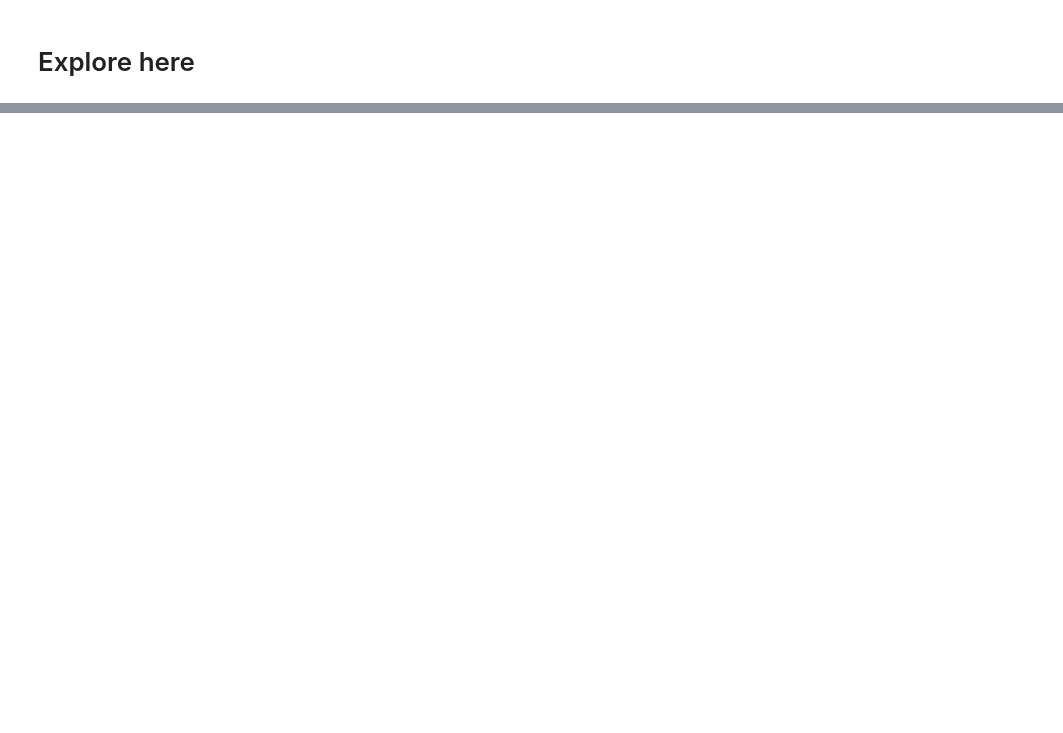
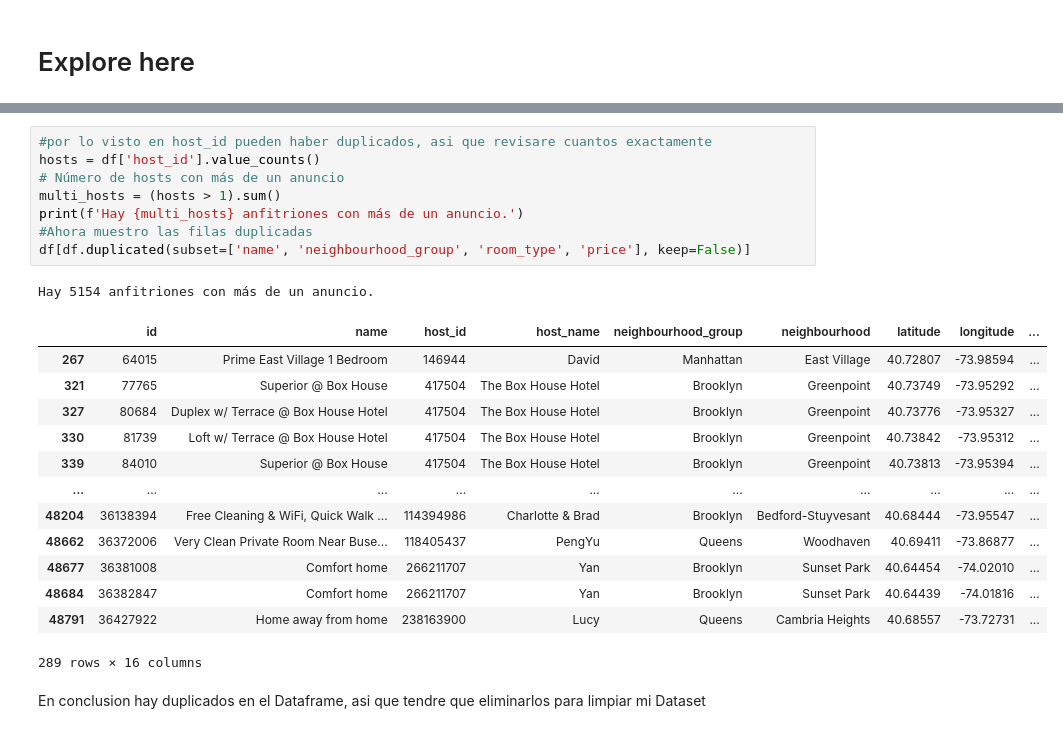
Before and after one commit to 4GeeksAcademy/JESE-MACHINE-LEARNING-PYTHON_1, a Jupyter notebook: src/explore.ipynb, the cells around one changed output, grey strips where cells are left out. Drawn from its saved outputs; the diff is of its cells as text; blank space fills up the shorter version.

```diff
--- a/src/explore.ipynb
+++ b/src/explore.ipynb
@@ -20,0 +62,25 @@ df.head()
+# %%
+#por lo visto en host_id pueden haber duplicados, asi que revisare cuantos exactamente
+hosts = df['host_id'].value_counts()
+# Número de hosts con más de un anuncio
+multi_hosts = (hosts > 1).sum()
+print(f'Hay {multi_hosts} anfitriones con más de un anuncio.')
+#Ahora muestro las filas duplicadas
+df[df.duplicated(subset=['name', 'neighbourhood_group', 'room_type', 'price'], keep=False)]
+# %% [output]
+Hay 5154 anfitriones con más de un anuncio.
+|  | id | name | host_id | host_name | neighbourhood_group | neighbourhood | latitude | longitude | ... |
+| 267 | 64015 | Prime East Village 1 Bedroom | 146944 | David | Manhattan | East Village | 40.72807 | -73.98594 | ... |
+| 321 | 77765 | Superior @ Box House | 417504 | The Box House Hotel | Brooklyn | Greenpoint | 40.73749 | -73.95292 | ... |
+| 327 | 80684 | Duplex w/ Terrace @ Box House Hotel | 417504 | The Box House Hotel | Brooklyn | Greenpoint | 40.73776 | -73.95327 | ... |
+| 330 | 81739 | Loft w/ Terrace @ Box House Hotel | 417504 | The Box House Hotel | Brooklyn | Greenpoint | 40.73842 | -73.95312 | ... |
+| 339 | 84010 | Superior @ Box House | 417504 | The Box House Hotel | Brooklyn | Greenpoint | 40.73813 | -73.95394 | ... |
+| ... | ... | ... | ... | ... | ... | ... | ... | ... | ... |
+| 48204 | 36138394 | Free Cleaning & WiFi, Quick Walk ... | 114394986 | Charlotte & Brad | Brooklyn | Bedford-Stuyvesant | 40.68444 | -73.95547 | ... |
+| 48662 | 36372006 | Very Clean Private Room Near Buse... | 118405437 | PengYu | Queens | Woodhaven | 40.69411 | -73.86877 | ... |
+| 48677 | 36381008 | Comfort home | 266211707 | Yan | Brooklyn | Sunset Park | 40.64454 | -74.02010 | ... |
+| 48684 | 36382847 | Comfort home | 266211707 | Yan | Brooklyn | Sunset Park | 40.64439 | -74.01816 | ... |
+| 48791 | 36427922 | Home away from home | 238163900 | Lucy | Queens | Cambria Heights | 40.68557 | -73.72731 | ... |
+289 rows × 16 columns
+# %% [markdown]
+En conclusion hay duplicados en el Dataframe, asi que tendre que eliminarlos para limpiar mi Dataset
```
Also changed, not shown: parts of 6 cells of this notebook.
